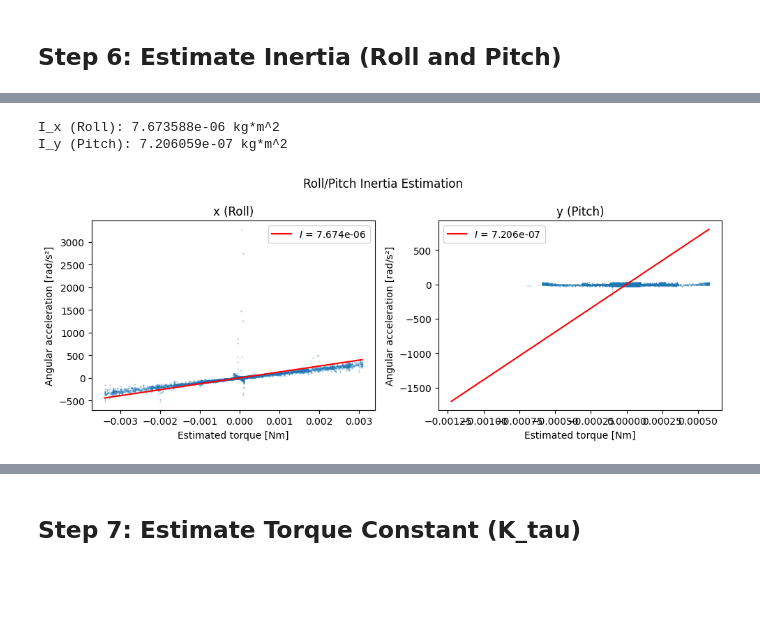
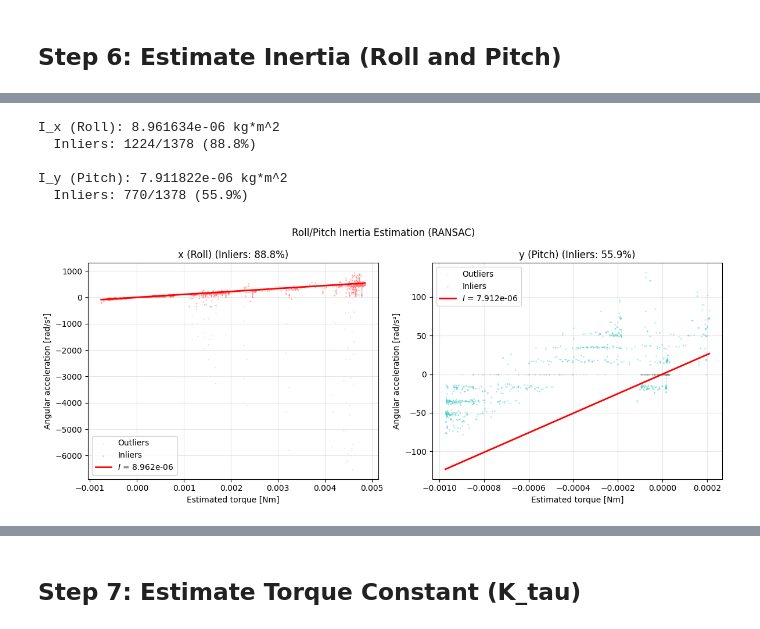
Before and after one commit to EricPedley/betaflight_tools, a Jupyter notebook: betaflight_sysid.ipynb, the cells around one changed output, grey strips where cells are left out. Cells and saved outputs as stored; diff of their text form; code cells hidden in the pictures; blank space fills up the shorter version.

Commit message:
fix inertia calc

```diff
--- a/betaflight_sysid.ipynb
+++ b/betaflight_sysid.ipynb
@@ -417,24 +485,24 @@ Select time ranges with good excitation for each identification task:
 timeframes_thrust = [
     {
         "flight": 0,
-        "start": 5,  # seconds
-        "end": 55
+        "start": 165,  # seconds
+        "end": 175
     }
 ]
 
 timeframes_inertia_roll_pitch = [
     {
         "flight": 0,
-        "start": 5,
-        "end": 55
+        "start": 165,
+        "end": 195
     }
 ]
 
 timeframes_inertia_yaw = [
     {
         "flight": 0,
-        "start": 5,
-        "end": 55
+        "start":157 ,
+        "end": 161
     }
 ]
 # %%
@@ -1133,43 +1345,55 @@ Max measured RPM: 21670
 # %%
 I = []
-fig, axs = plt.subplots(1, 2, figsize=(10, 4))
+fig, axs = plt.subplots(1, 2, figsize=(12, 5))
 
 for axis_i, axis_name in zip([0, 1], ["x (Roll)", "y (Pitch)"]):
     ax = axs[axis_i]
     dw_full = combined_inertia_roll_pitch["domega"][:, axis_i]
     torque_full = combined_inertia_roll_pitch["pre_torque_geometric"].sum(axis=1)[:, axis_i]
 
-    # Filter to use only high-excitation data points
-    perc = 50
-    dw_perc_lower = np.percentile(dw_full, perc)
-    dw_perc_upper = np.percentile(dw_full, 100 - perc)
-    mask = (dw_full < dw_perc_lower) | (dw_full > dw_perc_upper)
+    # Use RANSAC for robust inertia estimation
+    I_axis, inliers_mask, inlier_ratio = estimate_inertia_ransac(
+        dw_full, torque_full,
+        iterations=1000,
+        threshold_factor=2.5,
+        min_alpha=1e-2  # Ignore accelerations < 1e-2 rad/s² (very low excitation)
+    )
 
-    dw = dw_full[mask]
-    torque = torque_full[mask]
+    print(f"I_{axis_name}: {I_axis:.6e} kg*m^2")
+    print(f"  Inliers: {inliers_mask.sum()}/{len(dw_full)} ({inlier_ratio*100:.1f}%)")
+    print()
 
-    # Estimate inertia using least squares
-    I_axis = 1 / (dw**2).sum() * np.inner(dw, torque)
-    print(f"I_{axis_name}: {I_axis:.6e} kg*m^2")
+    # Plot all data (gray) and inliers (colored)
+    ax.scatter(torque_full[~inliers_mask], dw_full[~inliers_mask],
+               s=0.3, alpha=0.2, color='gray', label='Outliers')
+    ax.scatter(torque_full[inliers_mask], dw_full[inliers_mask],
+               s=0.5, alpha=0.5, color='#FF6B6B' if axis_i == 0 else '#4ECDC4',
+               label='Inliers')
 
-    ax.scatter(torque, dw, s=0.5, alpha=0.3)
-    torques_in = np.linspace(torque_full.min(), torque_full.max(), 100)
-    ax.plot(torques_in, torques_in / I_axis, color="red",
-            label=f"$I$ = {I_axis:.3e}")
+    # Plot fitted line
+    if max(np.abs(torque_full)) > 0:
+        torques_range = np.linspace(torque_full.min(), torque_full.max(), 100)
+        ax.plot(torques_range, torques_range / I_axis, color="red",
+                linewidth=2, label=f"$I$ = {I_axis:.3e}")
+
     ax.set_xlabel(f"Estimated torque [Nm]")
     ax.set_ylabel(f"Angular acceleration [rad/s²]")
-    ax.set_title(f"{axis_name}")
+    ax.set_title(f"{axis_name} (Inliers: {inlier_ratio*100:.1f}%)")
     ax.legend()
+    ax.grid(True, alpha=0.3)
     I.append(I_axis)
 
-fig.suptitle("Roll/Pitch Inertia Estimation")
+fig.suptitle("Roll/Pitch Inertia Estimation (RANSAC)")
 fig.tight_layout()
 fig.savefig(f"figures/{model_name}_inertia_roll_pitch.png", dpi=dpi)
 plt.show()
 # %% [output]
-I_x (Roll): 7.673588e-06 kg*m^2
-I_y (Pitch): 7.206059e-07 kg*m^2
+I_x (Roll): 8.961634e-06 kg*m^2
+  Inliers: 1224/1378 (88.8%)
+
+I_y (Pitch): 7.911822e-06 kg*m^2
+  Inliers: 770/1378 (55.9%)
-[figure, old version]
+[figure, new version]
 # %%
 # Calculate yaw inertia from roll/pitch using ratio
 I_xx, I_yy = I[:2]
```
Also changed, not shown: parts of 21 cells of this notebook.
